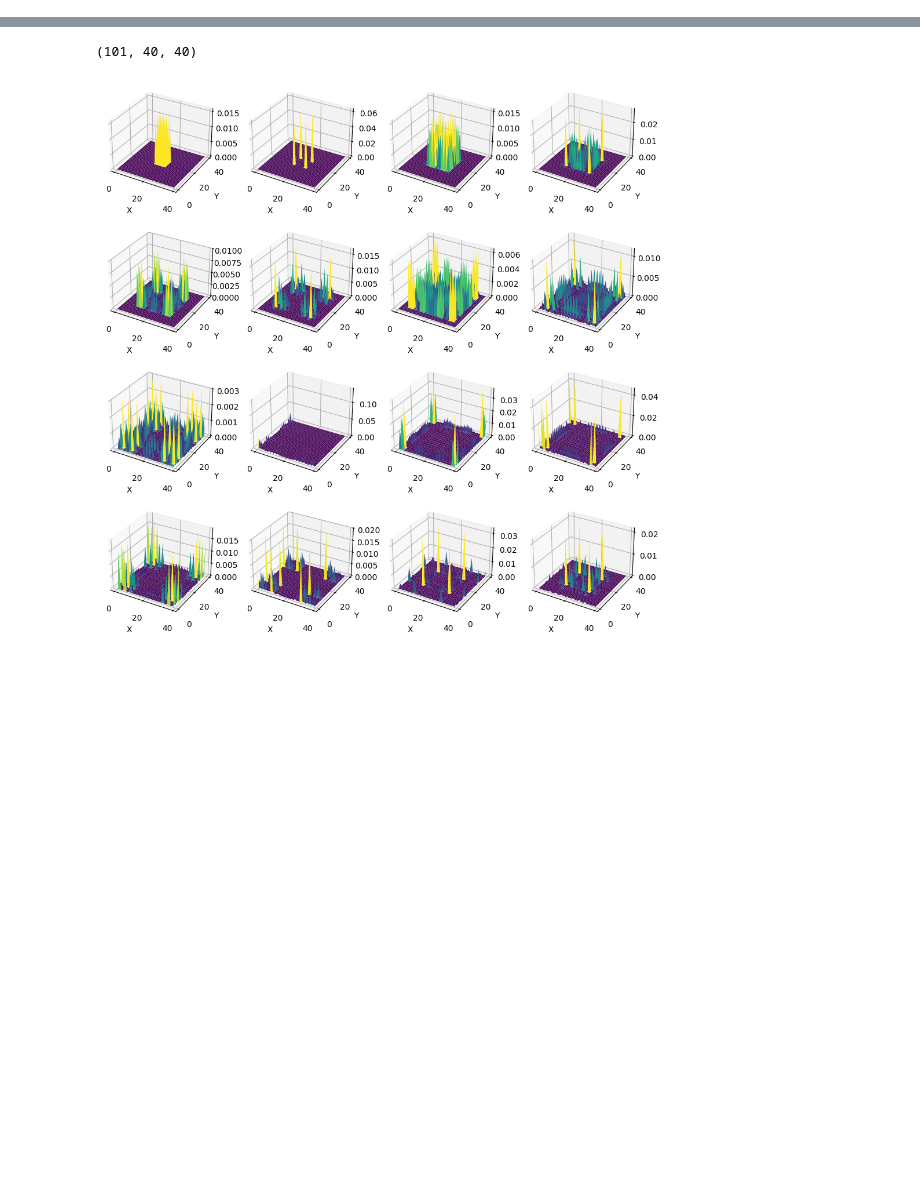
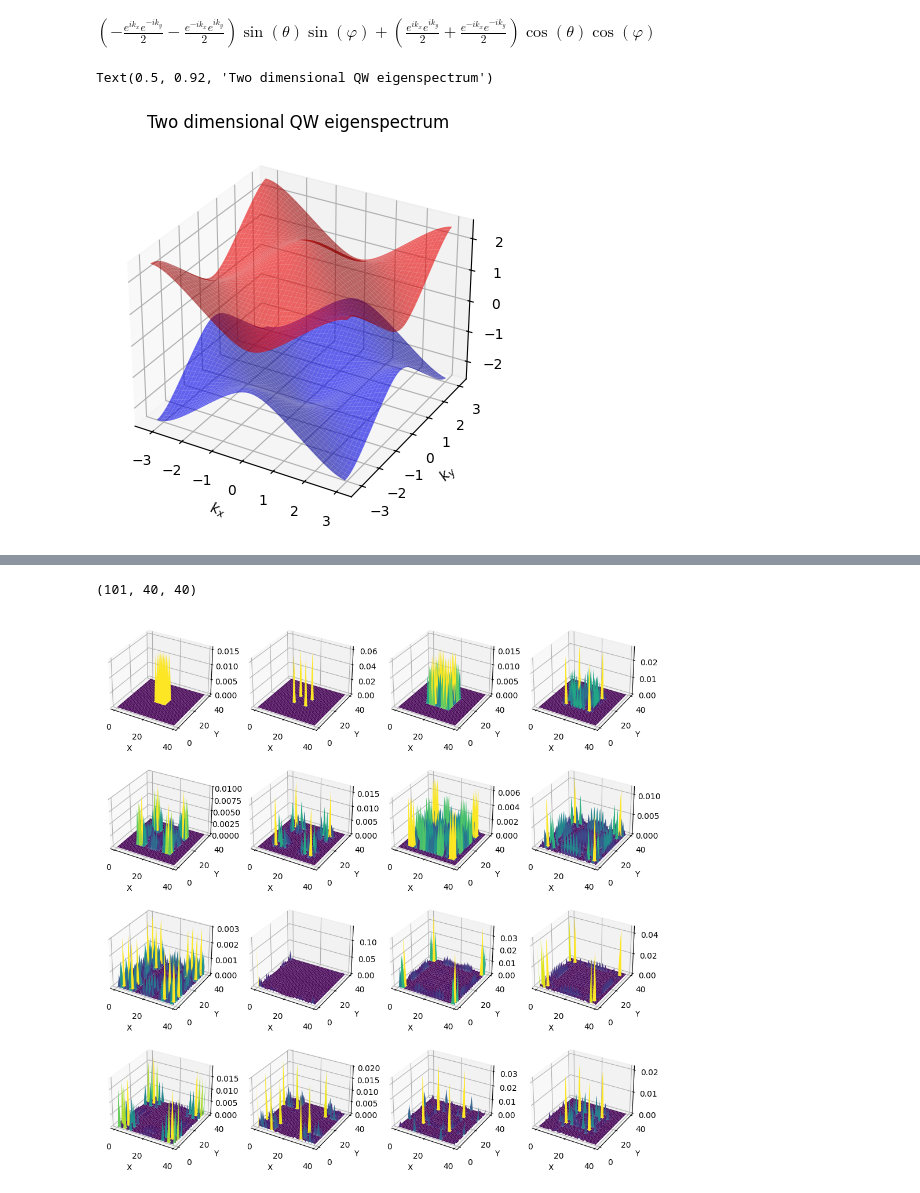
Before and after one commit to JedrekSt/NonHermitianQW, a Jupyter notebook: demo_/two_dimensional.ipynb, the cells around one changed output, grey strips where cells are left out. Cells and saved outputs as stored; diff of their text form; code cells hidden in the pictures; blank space fills up the shorter version.

```diff
--- a/demo_/two_dimensional.ipynb
+++ b/demo_/two_dimensional.ipynb
@@ -24 +56,47 @@ from ipywidgets import interact
+# %%
+from sympy.physics.matrices import msigma
+
+kx,ky,Ek = symbols('k_{x},k_{y},E_{k}',Reals = True)
+th,ph = symbols('theta,varphi',Reals = True)
+nx,ny,nz = symbols('m_{x},m_{y},m_{x}',Reals = True)
+
+Sx = exp(-I*kx*msigma(3))
+Sy = exp(-I*ky*msigma(3))
+Cx = simplify(exp(-I*th*msigma(2)))
+Cy = simplify(exp(-I*ph*msigma(2)))
+
+Uk_ = exp(-I*(nx*msigma(1)+ny*msigma(2)+nz*msigma(3))*Ek)
+
+Uk = Sx * Cx * Sy * Cy
+
+lhs = simplify(Uk_[0] + Uk_[3]).subs({nx**2+ny**2+nz**2 :  1})/2
+rhs = simplify(Uk[0]+Uk[3])/2
+
+rhs = collect(collect(expand(rhs),cos(th)*cos(ph)),sin(th)*sin(ph))
+rhs
+# %% [output]
+$\displaystyle \left(- \frac{e^{i k_{x}} e^{- i k_{y}}}{2} - \frac{e^{- i k_{x}} e^{i k_{y}}}{2}\right) \sin{\left(\theta \right)} \sin{\left(\varphi \right)} + \left(\frac{e^{i k_{x}} e^{i k_{y}}}{2} + \frac{e^{- i k_{x}} e^{- i k_{y}}}{2}\right) \cos{\left(\theta \right)} \cos{\left(\varphi \right)}$
+# %%
+E_ = lambda k_x,k_y,thx,thy : np.arccos(np.cos(k_x+k_y)*np.cos(thx)*np.cos(thy) - np.cos(k_x-k_y)*np.sin(thx)*np.sin(thy))
+
+thx = np.pi/1.5
+thy = np.pi/8
+
+dim = 50
+k_x = 2*np.pi/dim * (np.arange(0,dim) - dim//2)
+k_y = 2*np.pi/dim * (np.arange(0,dim) - dim//2)
+k_x,k_y = np.meshgrid(k_x,k_y)
+
+Spectrum = E_(k_x,k_y,thx,thy)
+fig = plt.figure(figsize = (5,5))
+ax = fig.add_subplot(projection="3d")
+ax.plot_surface(k_x,k_y,Spectrum,color = "red",alpha = 0.6)
+ax.plot_surface(k_x,k_y,-Spectrum,color = "blue", alpha = 0.6)
+ax.set_xlabel(r"$k_{x}$")
+ax.set_ylabel(r"$k_{y}$")
+ax.set_zlabel(r"$E_{\vec{k}}$")
+ax.set_title("Two dimensional QW eigenspectrum")
+# %% [output]
+Text(0.5, 0.92, 'Two dimensional QW eigenspectrum')
+[figure, added]
 # %%
```
Also changed, not shown: parts of 6 cells of this notebook.
